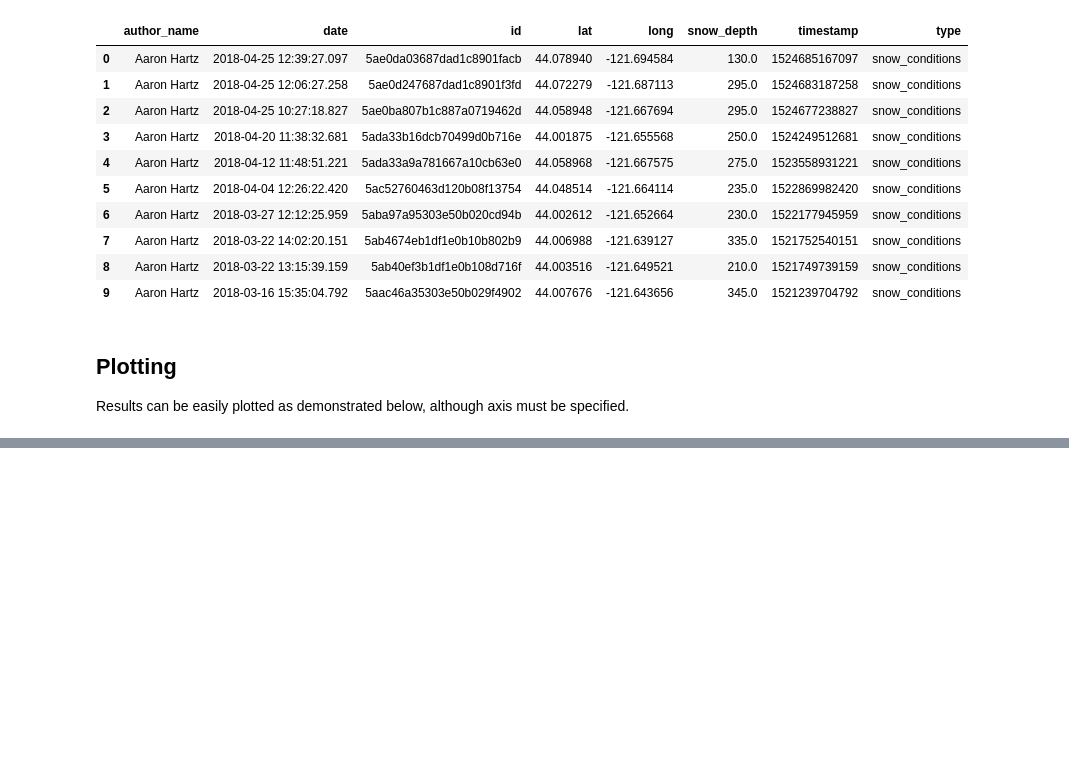
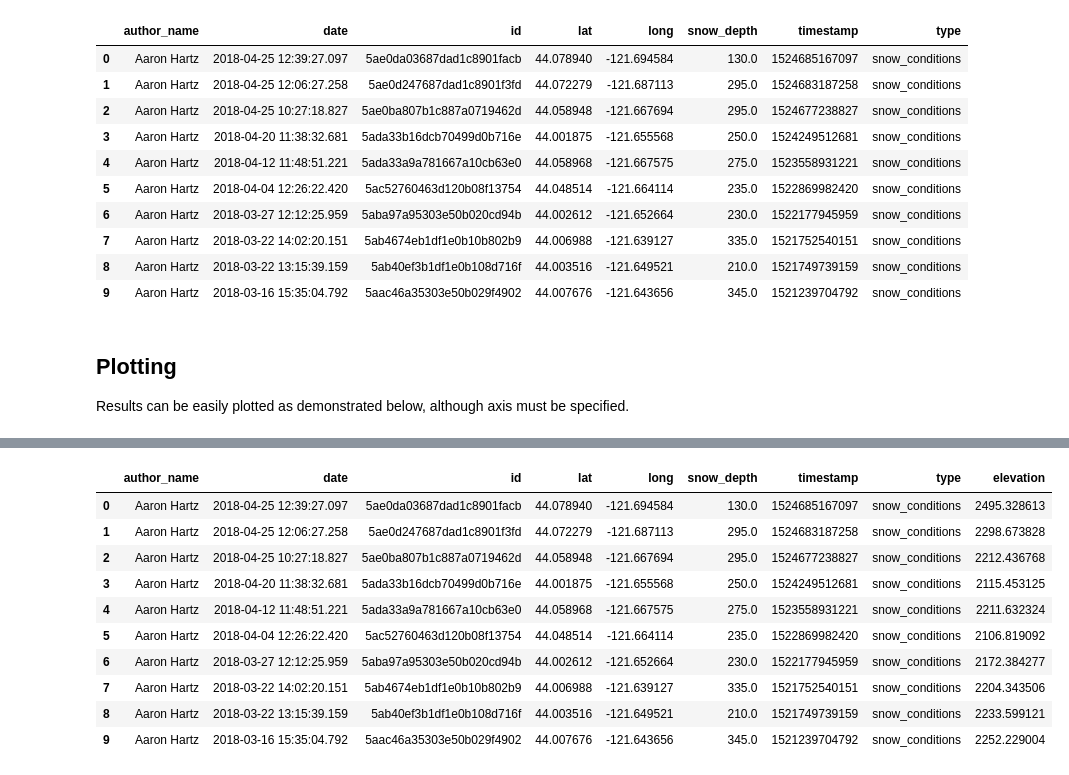
Before and after one commit to communitysnowobs/validation, a Jupyter notebook: MountainHub/MountainHub API Wrapper.ipynb, the cells around one changed output, grey strips where cells are left out. Drawn from its saved outputs; the diff is of its cells as text; code cells hidden in the pictures; blank space fills up the shorter version.

```diff
--- a/MountainHub/MountainHub API Wrapper.ipynb
+++ b/MountainHub/MountainHub API Wrapper.ipynb
@@ -62,0 +68,15 @@ df.plot(x='date', y='snow_depth')
+# %%
+obs = mh.merge_el_data(obs)
+display(obs)
+# %% [output]
+|  | author_name | date | id | lat | long | snow_depth | timestamp | type | elevation |
+| 0 | Aaron Hartz | 2018-04-25 12:39:27.097 | 5ae0da03687dad1c8901facb | 44.078940 | -121.694584 | 130.0 | 1524685167097 | snow_conditions | 2495.328613 |
+| 1 | Aaron Hartz | 2018-04-25 12:06:27.258 | 5ae0d247687dad1c8901f3fd | 44.072279 | -121.687113 | 295.0 | 1524683187258 | snow_conditions | 2298.673828 |
+| 2 | Aaron Hartz | 2018-04-25 10:27:18.827 | 5ae0ba807b1c887a0719462d | 44.058948 | -121.667694 | 295.0 | 1524677238827 | snow_conditions | 2212.436768 |
+| 3 | Aaron Hartz | 2018-04-20 11:38:32.681 | 5ada33b16dcb70499d0b716e | 44.001875 | -121.655568 | 250.0 | 1524249512681 | snow_conditions | 2115.453125 |
+| 4 | Aaron Hartz | 2018-04-12 11:48:51.221 | 5ada33a9a781667a10cb63e0 | 44.058968 | -121.667575 | 275.0 | 1523558931221 | snow_conditions | 2211.632324 |
+| 5 | Aaron Hartz | 2018-04-04 12:26:22.420 | 5ac52760463d120b08f13754 | 44.048514 | -121.664114 | 235.0 | 1522869982420 | snow_conditions | 2106.819092 |
+| 6 | Aaron Hartz | 2018-03-27 12:12:25.959 | 5aba97a95303e50b020cd94b | 44.002612 | -121.652664 | 230.0 | 1522177945959 | snow_conditions | 2172.384277 |
+| 7 | Aaron Hartz | 2018-03-22 14:02:20.151 | 5ab4674eb1df1e0b10b802b9 | 44.006988 | -121.639127 | 335.0 | 1521752540151 | snow_conditions | 2204.343506 |
+| 8 | Aaron Hartz | 2018-03-22 13:15:39.159 | 5ab40ef3b1df1e0b108d716f | 44.003516 | -121.649521 | 210.0 | 1521749739159 | snow_conditions | 2233.599121 |
+| 9 | Aaron Hartz | 2018-03-16 15:35:04.792 | 5aac46a35303e50b029f4902 | 44.007676 | -121.643656 | 345.0 | 1521239704792 | snow_conditions | 2252.229004 |
```
Also changed, not shown: parts of 8 cells of this notebook, 6 other files.
